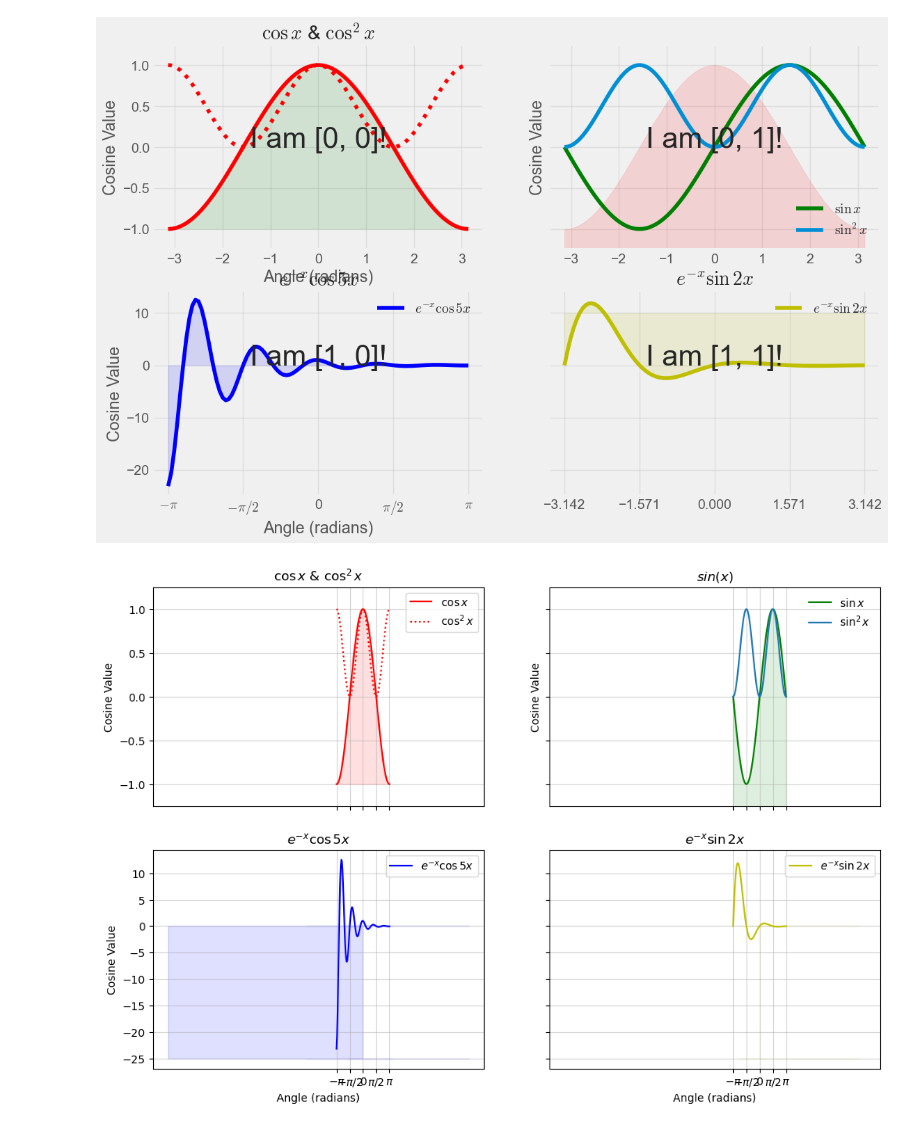
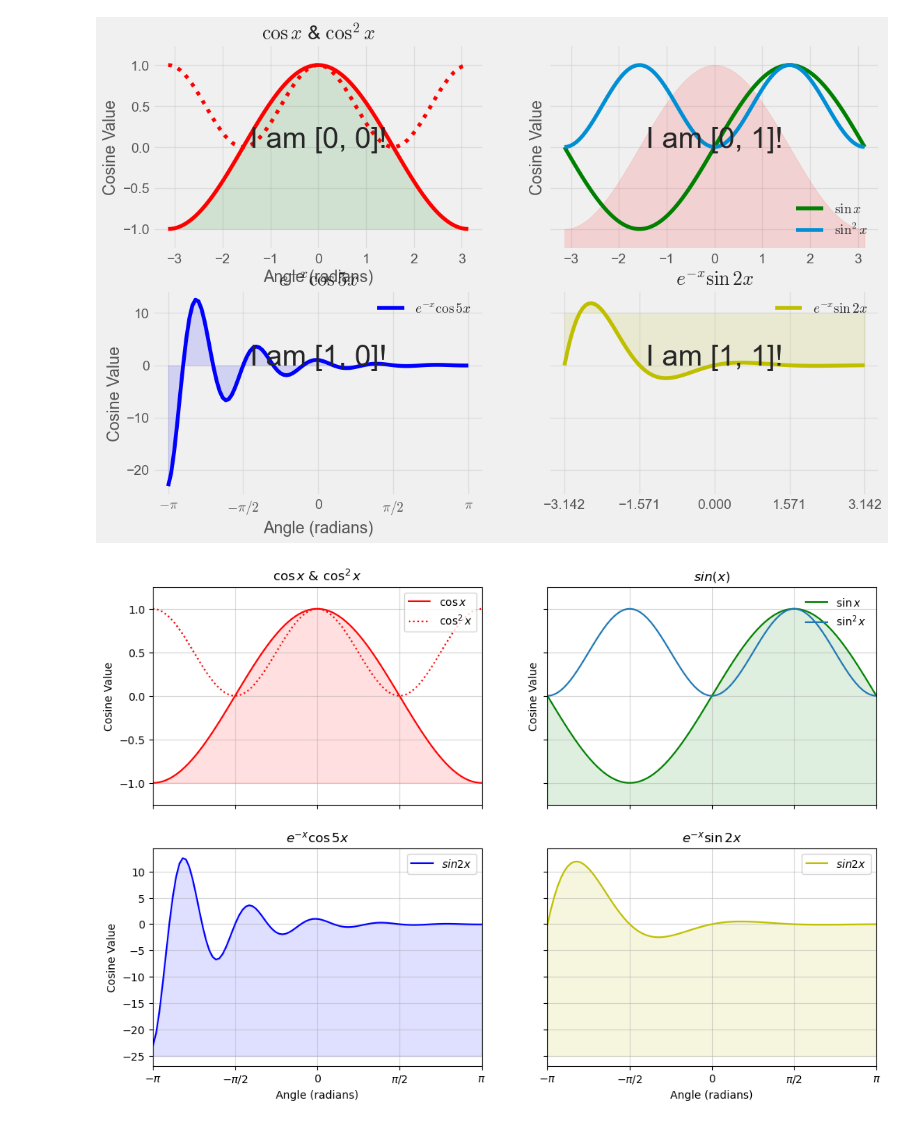
Before and after one commit to SPS-SP2273/learning-portfolio-Ignatius-Choong, a Jupyter notebook: plotting/plotting_(good).ipynb, the cells around one changed output. Saved outputs shown, nothing was run; the diff lists cells and outputs as text; code cells hidden in the pictures.

```diff
--- a/plotting/plotting_(good).ipynb
+++ b/plotting/plotting_(good).ipynb
@@ -342,6 +342,7 @@ plt.show()
 # %% [output]
 [figure]
 # %%
+from matplotlib import pyplot as plt
 #--------- Generate cosine and sine values --------#
 x = np.linspace(-np.pi, np.pi, num=100, endpoint=True)
 cos_x = np.cos(x)
@@ -352,7 +353,7 @@ fun2_x = np.exp(-x) * np.sin(2 * x)
 #------- Plot the data -------#
 fig, axes = plt.subplots(nrows=2, ncols=2,
                          figsize=(12, 8),  sharey='row', sharex =True)
-
+plt.xlim(-np.pi, np.pi)
 #------- Subplot 1 -------#
 axes[0, 0].plot(x, cos_x, color='r', label='$\cos x$')
 axes[0, 0].plot(x, cos_x**2, color='r',
@@ -365,36 +366,36 @@ axes[0, 0].legend(loc='upper right')
 #------- Subplot 2 -------#
 axes[0, 1].plot(x, sin_x, color='g', label='$\sin x$')
 axes[0, 1].fill_between(x, sin_x, -2, color='g', alpha=.125)
 axes[0, 1].set_title('$sin(x)$')
 axes[0, 1].plot(x, sin_x**2, label='$\sin^2 x$')
 axes[0, 1].set_ylabel('Cosine Value')
 axes[0, 1].set_ylim(-1.25, 1.25)
 axes[0, 1].legend(loc='upper right', frameon=False)
 
 #------- Subplot 3 -------#
-axes[1, 0].plot(x, fun1_x, color='b', label='$e^{-x}\cos 5x$')
-axes[1, 0].fill_between(fun1_x, -25, color='b', alpha=.125)
+axes[1, 0].plot(x, fun1_x, color='b', label='$sin 2x$')
+axes[1, 0].fill_between(x, fun1_x, -25, color='b', alpha=.125)
 axes[1, 0].set_title('$e^{-x}\cos 5x$')
 axes[1, 0].set_xlabel('Angle (radians)')
 axes[1, 0].set_ylabel('Cosine Value')
 axes[1, 0].set_xticks([-np.pi, -np.pi / 2, 0, np.pi / 2, np.pi])
 axes[1, 0].set_xticklabels(['$-\pi$', '$-\pi/2$', '0', '$\pi/2$', '$\pi$'])
 axes[1, 0].legend(loc='upper right')
 
 #------- Subplot 4 -------#
-axes[1, 1].plot(x, fun2_x, color='y', label='$e^{-x}\sin 2x$')
+axes[1, 1].plot(x, fun2_x, color='y', label='$sin 2x$')
 axes[1, 1].set_title('$e^{-x}\sin 2x$')
 axes[1, 1].set_xlabel('Angle (radians)')
-axes[1, 1].fill_between(fun2_x, -25, color='y', alpha=.125)
+axes[1, 1].fill_between(x, fun2_x, -25, color='y', alpha=.125)
 axes[1, 1].set_xticklabels(['$-\pi$', '$-\pi/2$', '0', '$\pi/2$', '$\pi$'])
 axes[1, 1].legend(loc='upper right')
 
 
 # 'flatten', 'opens' the 2D array into a simple 1D array
 for a in axes.flatten():
     a.grid(alpha=.5)
 
-#plt.tight_layout()
+#plt.tight_layout(pad=20) it adjusts the space between subplots
 plt.show()
 # %% [output]
-[figure, old version]
+[figure, new version]
```
Also changed, not shown: 1 other file.
